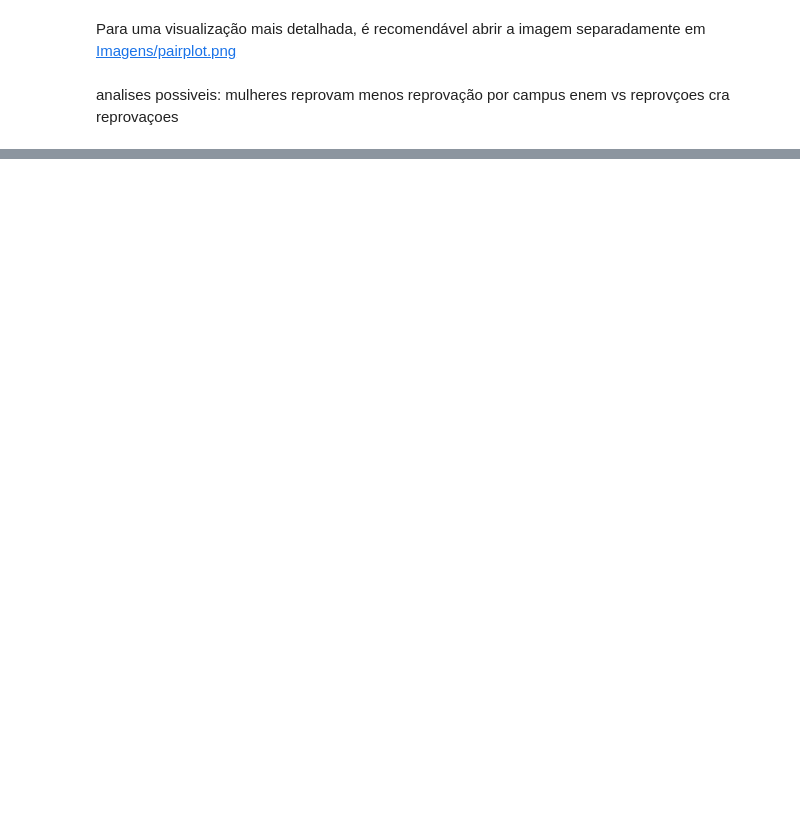
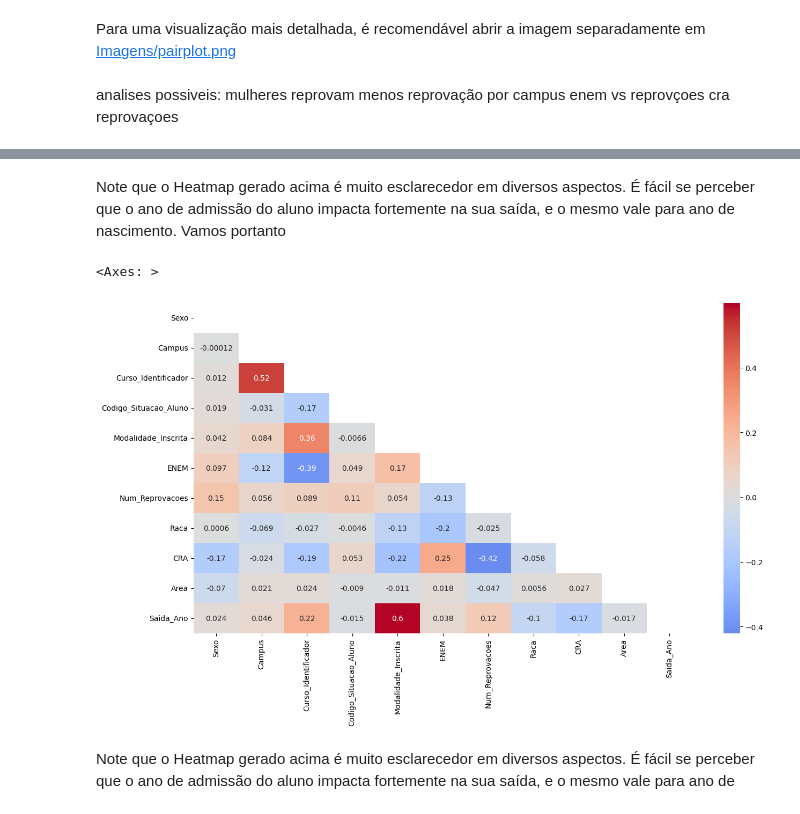
Before and after one commit to Duds04/Projeto_Dados, a Jupyter notebook: src/Regressoes.ipynb, the cells around one changed output, grey strips where cells are left out. Saved outputs shown, nothing was run; the diff lists cells and outputs as text; code cells hidden in the pictures; blank space fills up the shorter version.

```diff
--- a/src/Regressoes.ipynb
+++ b/src/Regressoes.ipynb
@@ -151,0 +140,14 @@ cra reprovaçoes
+# %% [markdown]
+Note que o Heatmap gerado acima é muito esclarecedor em diversos aspectos. É fácil se perceber que o ano de admissão do aluno impacta fortemente na sua saída, e o mesmo vale para ano de nascimento. Vamos portanto
+# %%
+X = ["Sexo" , "Campus" , "Curso_Identificador" , "Codigo_Situacao_Aluno" , "Modalidade_Inscrita" , "ENEM" , "Num_Reprovacoes" , "Raca" , "CRA" , "Area" , "Saida_Ano"]
+
+correlation = dfPlot[X].corr()
+matrix = np.triu(dfPlot[X].corr())
+plt.figure(figsize=(15,8))
+sns.heatmap(correlation, xticklabels=correlation.columns, yticklabels=correlation.columns, annot=True, center=0, cmap='coolwarm', mask=matrix)
+# %% [output]
+<Axes: >
+[figure, added]
+# %% [markdown]
+Note que o Heatmap gerado acima é muito esclarecedor em diversos aspectos. É fácil se perceber que o ano de admissão do aluno impacta fortemente na sua saída, e o mesmo vale para ano de
```
Also changed, not shown: parts of 9 cells of this notebook.
